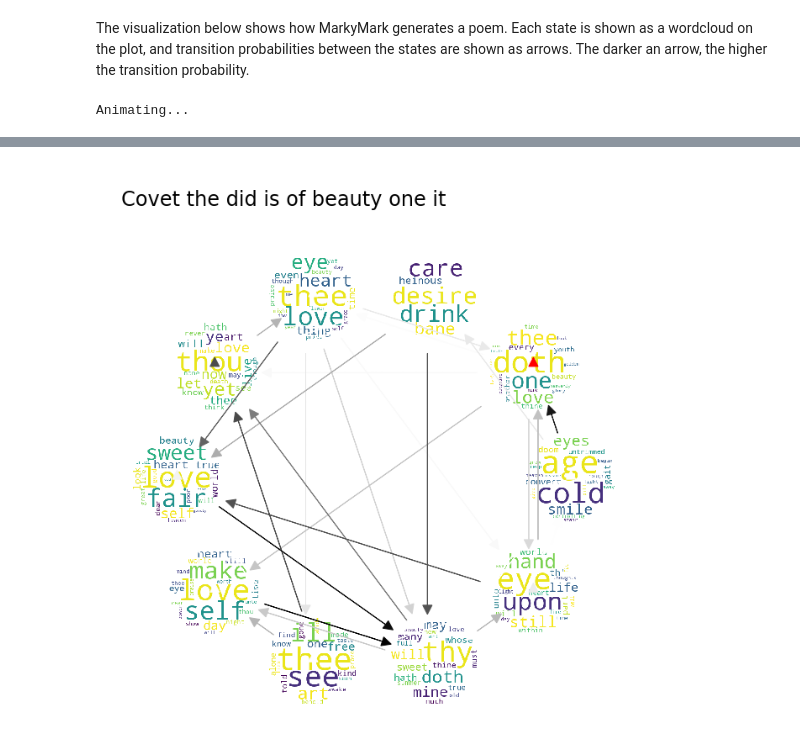
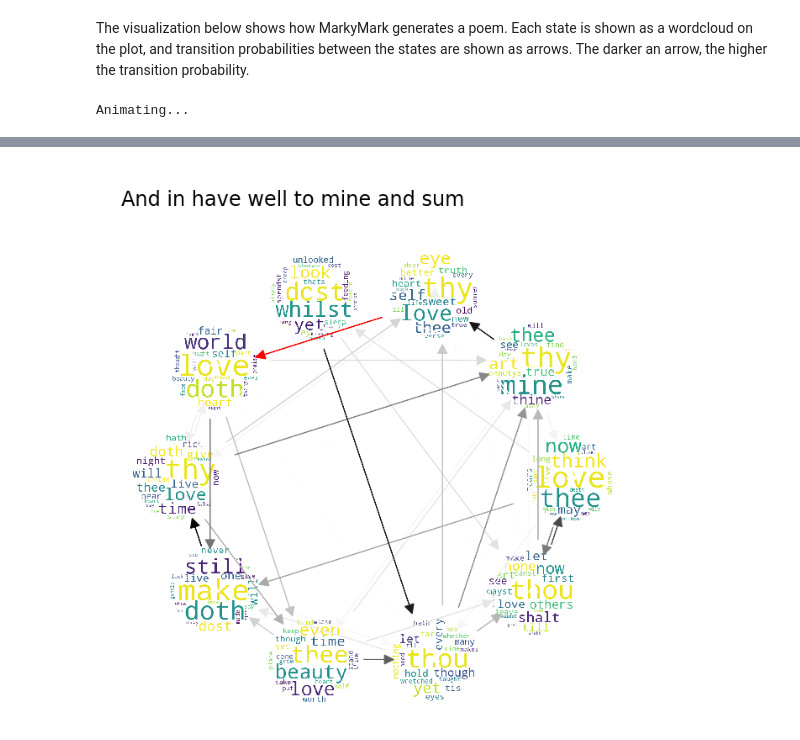
Before and after one commit to Kellen69swag420/CS155_Project3, a Jupyter notebook: Visualize.ipynb, the cells around one changed output, grey strips where cells are left out. Cells and saved outputs as stored; diff of their text form; code cells hidden in the pictures.

```diff
--- a/Visualize.ipynb
+++ b/Visualize.ipynb
@@ -31,7 +31,9 @@ wordcloud2 = text_to_wordcloud(text2, title="Spenser's Barz")
 We trained MarkyMark on our dataset with 10 hidden states over 100 iterations
 # %%
 obs, obs_map = dublyparz(text, text2)
+obs2, obs_map2 = OGparse_observations(text)
 MarkyMark = unsupervised_HMM(obs, 10, 100)
+OnlyShakez = unsupervised_HMM(obs2, 10, 100)
 # %% [output]
 Iteration: 10
 Iteration: 20
@@ -70,9 +92,12 @@ wordclouds = states_to_wordclouds(MarkyMark, obs_map)
 # %% [markdown]
 The visualization below shows how MarkyMark generates a poem. Each state is shown as a wordcloud on the plot, and transition probabilities between the states are shown as arrows. The darker an arrow, the higher the transition probability.
 # %%
-anim = animate_emission(MarkyMark, obs_map, M=8)
-HTML(anim.to_html5_video())
+#anim = animate_emission(MarkyMark, obs_map, M=8)
+#HTML(anim.to_html5_video())
+#print("Only Shakespeare Data:")
+anim2 = animate_emission(OnlyShakez, obs_map2, M=8)
+HTML(anim2.to_html5_video())
 # %% [output]
 Animating...
 [interactive output not drawn]
-[figure, old version]
+[figure, new version]
```
Also changed, not shown: parts of 4 cells of this notebook, 1 other file.
